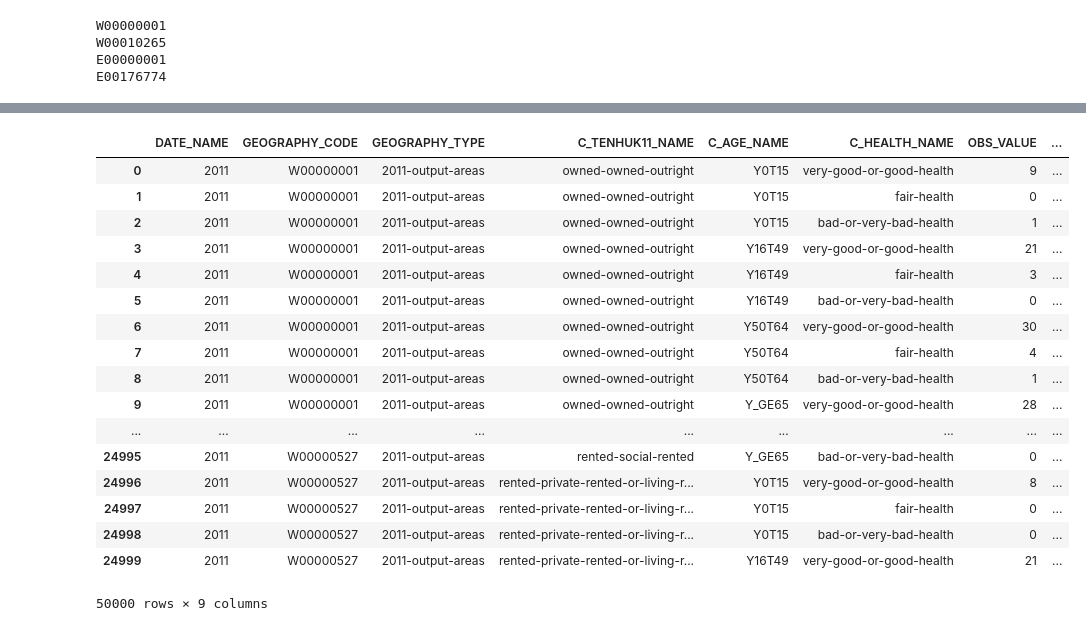
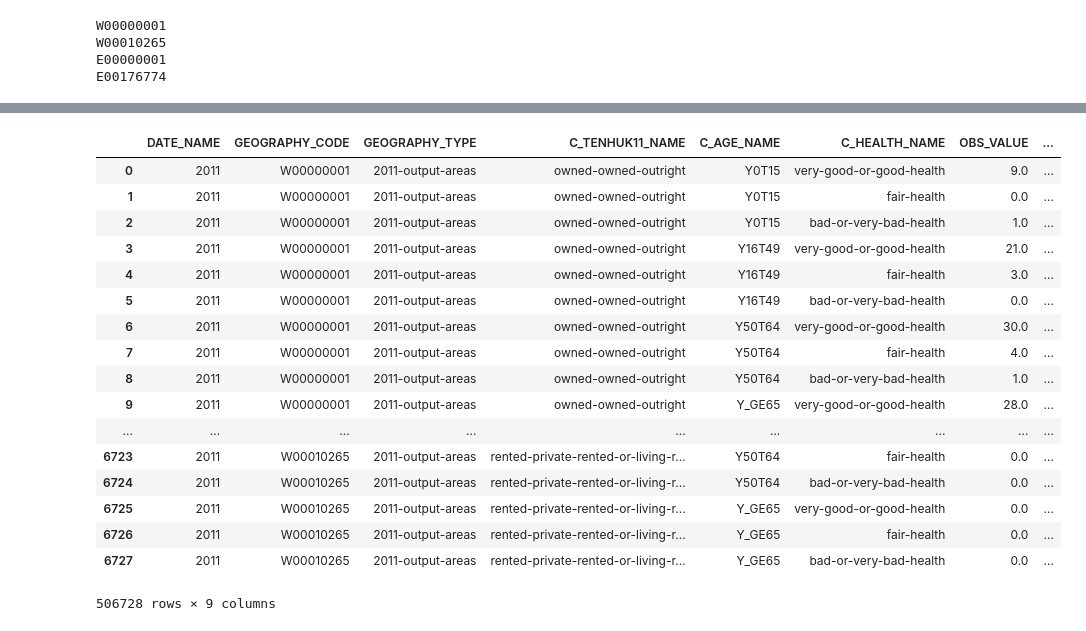
Before and after one commit to GSS-Cogs/census-test, a Jupyter notebook: NOMIS.ipynb, the cells around one changed output, grey strips where cells are left out. Saved outputs shown, nothing was run; the diff lists cells and outputs as text; code cells hidden in the pictures.

Commit message:
speed and cache tweaks

```diff
--- a/NOMIS.ipynb
+++ b/NOMIS.ipynb
@@ -20,16 +20,24 @@ We have looked at NOMIS API already and i would like us to give consideration on
 import pandas as pd
 import json
 import slug
+from pathlib import Path
+import datetime
+import numpy as np
 
 from cachecontrol import CacheControl
 from cachecontrol.caches import FileCache
 from cachecontrol.heuristics import ExpiresAfter
 from requests import Session
-session = CacheControl(Session(), cache=FileCache('.cache'), heuristic=ExpiresAfter(days=1))
+session = CacheControl(Session(), cache=FileCache('.cache'), heuristic=ExpiresAfter(days=7))
 
 import re
 
 pd.set_option('display.max_colwidth', -1)
+
+out = Path('out')
+out.mkdir(exist_ok=True)
+
+absolute_start = datetime.datetime.now()
 # %%
 # NOMIS RESTful: Get ID for Dataset from NOMIS Data Families:
 
@@ -209,6 +217,17 @@ W00000001
 W00010265
 E00000001
 E00176774
+# %%
+# set explicit types to speed things up
+dtype={'DATE_NAME':np.int,
+        'GEOGRAPHY_CODE': str,
+        'GEOGRAPHY_TYPE': str,
+        'C_TENHUK11_NAME':  str,
+        'C_AGE_NAME': str,
+        'C_HEALTH_NAME': str,
+        'OBS_VALUE':np.float,
+        'RECORD_OFFSET':np.int,
+        'RECORD_COUNT':np.int}
 # %%
 # NOMIS RESTful: Get Tabular Data using Level 2 Geography Code IDs:
 
@@ -216,23 +235,35 @@ E00176774
 #baseURL_Geography_Wales_Data = 'https://www.nomisweb.co.uk/api/v01/dataset/' + str_dataset_id + '.data.csv?date=latest&geography=' + str_df_Geog_L2_ID_Wales_LowerRange + '...' + str_df_Geog_L2_ID_Wales_HigherRange + '&c_tenhuk11=2,3,5,6&c_age=1...4&c_health=1...3&measures=20100&select=date_name,geography_name,geography_code,c_tenhuk11_name,c_age_name,c_health_name,measures_name,obs_value,obs_status_name,record_offset,record_count'
 # Revised:
 baseURL_Geography_Wales_Data = 'https://www.nomisweb.co.uk/api/v01/dataset/' + str_dataset_id + '.data.csv?date=latest&geography=' + str_df_Geog_L2_ID_Wales_LowerRange + '...' + str_df_Geog_L2_ID_Wales_HigherRange + '&c_tenhuk11=2,3,5,6&c_age=1...4&c_health=1...3&measures=20100&select=date_name,geography_code,geography_type,c_tenhuk11_name,c_age_name,c_health_name,obs_value,record_offset,record_count'
+print(baseURL_Geography_Wales_Data)
 stream = session.get(baseURL_Geography_Wales_Data, stream=True).raw
 stream.decode_content = True
 final_df_wales = pd.read_csv(stream)
 
 additionalURL = ''
 intRecordController = 0
+
 # The links below are limited to the first 25,000 cells per call.
 while True:
+    start = datetime.datetime.now()
     additionalURL = '&RecordOffset=' + str(intRecordController)
     concatenatedURL = baseURL_Geography_Wales_Data + additionalURL
-    dataframe = pd.read_csv(concatenatedURL)
+    stream = session.get(concatenatedURL, stream=True).raw
+    stream.decode_content = True
+
+    dataframe = pd.read_csv(stream, engine='c', na_filter=False, dtype=dtype)
+
     if (dataframe.empty):
         break
 
     #display(dataframe)
+    # Additional code due to large datasets:
+    # For a very basic progress monitor (no fancy code this time round):
+    print("Just received record:" + (dataframe.tail(1).RECORD_OFFSET.to_string(index=False)) + ' of ' + (dataframe.tail(1).RECORD_COUNT.to_string(index=False)) + ' >>> ' + str(round((int(dataframe.tail(1).RECORD_OFFSET.to_string(index=False)) / int(dataframe.tail(1).RECORD_COUNT.to_string(index=False)) * 100),2)) + '%... in ' + str(datetime.datetime.now() - start))
     frames = [final_df_wales, dataframe]
     final_df_wales = pd.concat(frames)
+
+    intRecordController = intRecordController + 25000
 
 
 final_df_wales.GEOGRAPHY_TYPE  = final_df_wales.GEOGRAPHY_TYPE.apply(slug.slug)
@@ -241,4 +272,6 @@ final_df_wales.C_HEALTH_NAME   = final_df_wales.C_HEALTH_NAME.apply(slug.slug)
 final_df_wales['C_AGE_NAME']   = final_df_wales['C_AGE_NAME'].replace('Age 0 to 15', 'Y0T15').replace('Age 16 to 49', 'Y16T49').replace('Age 50 to 64', 'Y50T64').replace('Age 65 and over', 'Y_GE65')
 
 display(final_df_wales)
+
+final_df_wales.to_csv("temp.csv")
 # %% [output]
@@ -245,19 +295,19 @@ display(final_df_wales)
 |  | DATE_NAME | GEOGRAPHY_CODE | GEOGRAPHY_TYPE | C_TENHUK11_NAME | C_AGE_NAME | C_HEALTH_NAME | OBS_VALUE | ... |
-| 0 | 2011 | W00000001 | 2011-output-areas | owned-owned-outright | Y0T15 | very-good-or-good-health | 9 | ... |
-| 1 | 2011 | W00000001 | 2011-output-areas | owned-owned-outright | Y0T15 | fair-health | 0 | ... |
-| 2 | 2011 | W00000001 | 2011-output-areas | owned-owned-outright | Y0T15 | bad-or-very-bad-health | 1 | ... |
-| 3 | 2011 | W00000001 | 2011-output-areas | owned-owned-outright | Y16T49 | very-good-or-good-health | 21 | ... |
-| 4 | 2011 | W00000001 | 2011-output-areas | owned-owned-outright | Y16T49 | fair-health | 3 | ... |
-| 5 | 2011 | W00000001 | 2011-output-areas | owned-owned-outright | Y16T49 | bad-or-very-bad-health | 0 | ... |
-| 6 | 2011 | W00000001 | 2011-output-areas | owned-owned-outright | Y50T64 | very-good-or-good-health | 30 | ... |
-| 7 | 2011 | W00000001 | 2011-output-areas | owned-owned-outright | Y50T64 | fair-health | 4 | ... |
-| 8 | 2011 | W00000001 | 2011-output-areas | owned-owned-outright | Y50T64 | bad-or-very-bad-health | 1 | ... |
-| 9 | 2011 | W00000001 | 2011-output-areas | owned-owned-outright | Y_GE65 | very-good-or-good-health | 28 | ... |
+| 0 | 2011 | W00000001 | 2011-output-areas | owned-owned-outright | Y0T15 | very-good-or-good-health | 9.0 | ... |
+| 1 | 2011 | W00000001 | 2011-output-areas | owned-owned-outright | Y0T15 | fair-health | 0.0 | ... |
+| 2 | 2011 | W00000001 | 2011-output-areas | owned-owned-outright | Y0T15 | bad-or-very-bad-health | 1.0 | ... |
+| 3 | 2011 | W00000001 | 2011-output-areas | owned-owned-outright | Y16T49 | very-good-or-good-health | 21.0 | ... |
+| 4 | 2011 | W00000001 | 2011-output-areas | owned-owned-outright | Y16T49 | fair-health | 3.0 | ... |
+| 5 | 2011 | W00000001 | 2011-output-areas | owned-owned-outright | Y16T49 | bad-or-very-bad-health | 0.0 | ... |
+| 6 | 2011 | W00000001 | 2011-output-areas | owned-owned-outright | Y50T64 | very-good-or-good-health | 30.0 | ... |
+| 7 | 2011 | W00000001 | 2011-output-areas | owned-owned-outright | Y50T64 | fair-health | 4.0 | ... |
+| 8 | 2011 | W00000001 | 2011-output-areas | owned-owned-outright | Y50T64 | bad-or-very-bad-health | 1.0 | ... |
+| 9 | 2011 | W00000001 | 2011-output-areas | owned-owned-outright | Y_GE65 | very-good-or-good-health | 28.0 | ... |
 | ... | ... | ... | ... | ... | ... | ... | ... | ... |
-| 24995 | 2011 | W00000527 | 2011-output-areas | rented-social-rented | Y_GE65 | bad-or-very-bad-health | 0 | ... |
-| 24996 | 2011 | W00000527 | 2011-output-areas | rented-private-rented-or-living-r... | Y0T15 | very-good-or-good-health | 8 | ... |
-| 24997 | 2011 | W00000527 | 2011-output-areas | rented-private-rented-or-living-r... | Y0T15 | fair-health | 0 | ... |
-| 24998 | 2011 | W00000527 | 2011-output-areas | rented-private-rented-or-living-r... | Y0T15 | bad-or-very-bad-health | 0 | ... |
-| 24999 | 2011 | W00000527 | 2011-output-areas | rented-private-rented-or-living-r... | Y16T49 | very-good-or-good-health | 21 | ... |
+| 6723 | 2011 | W00010265 | 2011-output-areas | rented-private-rented-or-living-r... | Y50T64 | fair-health | 0.0 | ... |
+| 6724 | 2011 | W00010265 | 2011-output-areas | rented-private-rented-or-living-r... | Y50T64 | bad-or-very-bad-health | 0.0 | ... |
+| 6725 | 2011 | W00010265 | 2011-output-areas | rented-private-rented-or-living-r... | Y_GE65 | very-good-or-good-health | 0.0 | ... |
+| 6726 | 2011 | W00010265 | 2011-output-areas | rented-private-rented-or-living-r... | Y_GE65 | fair-health | 0.0 | ... |
+| 6727 | 2011 | W00010265 | 2011-output-areas | rented-private-rented-or-living-r... | Y_GE65 | bad-or-very-bad-health | 0.0 | ... |
-50000 rows × 9 columns
+506728 rows × 9 columns
 # %%
```
Also changed, not shown: parts of 5 cells of this notebook.
